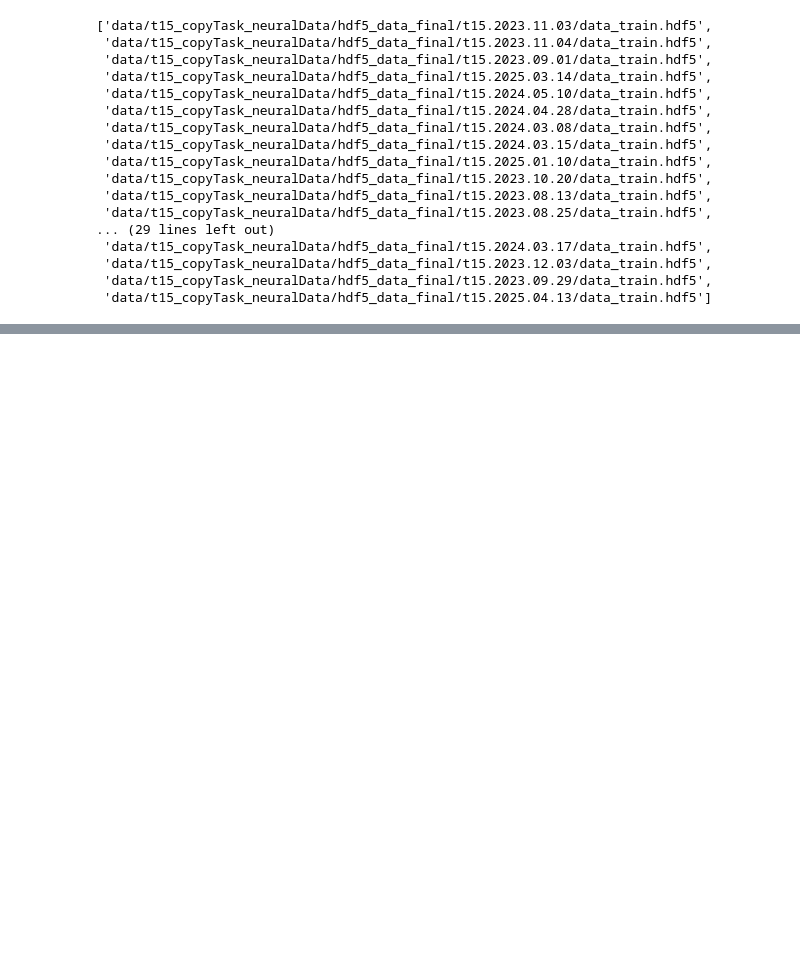
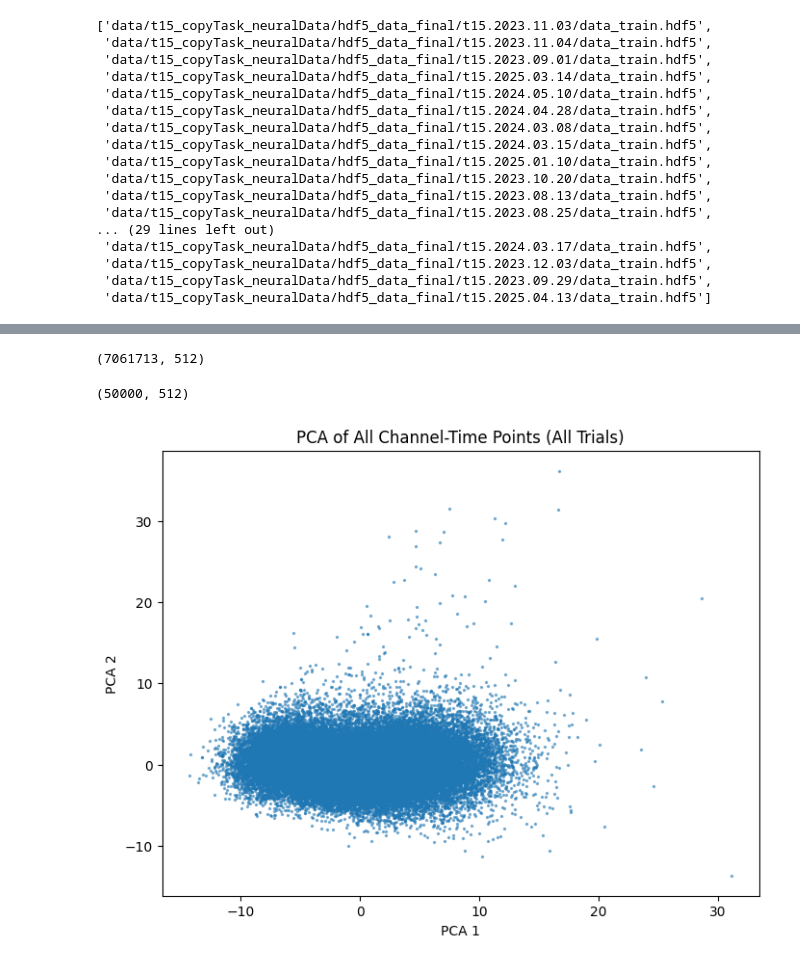
Before and after one commit to Hsun1128/nejm-brain-to-text, a Jupyter notebook: OverviewData.ipynb, the cells around one changed output, grey strips where cells are left out. Drawn from its saved outputs; the diff is of its cells as text; code cells hidden in the pictures; blank space fills up the shorter version.

```diff
--- a/OverviewData.ipynb
+++ b/OverviewData.ipynb
@@ -112,0 +205,32 @@ Shape of data item 4: (918, 512)
+# %%
+# Concatenate all time points from all trials into a single (total_time_points, channel) matrix
+
+all_features = [np.array(x) for x in train_df['neural_features']]
+all_features_matrix = np.concatenate(all_features, axis=0)  # shape: (total_time, channel)
+all_features_matrix.shape
+# %% [output]
+(7061713, 512)
+# %%
+sample_n = 50000
+idx = np.random.choice(all_features_matrix.shape[0], sample_n, replace=False)
+all_features_matrix_sample = all_features_matrix[idx, :]
+
+all_features_matrix_sample.shape
+# %% [output]
+(50000, 512)
+# %%
+# Perform PCA on (channel, time) to analyze the distribution across channels
+from sklearn.decomposition import PCA
+
+pca = PCA(n_components=2, svd_solver='randomized')
+pca_result = pca.fit_transform(all_features_matrix_sample)  # shape: (channel, 2)
+
+# Visualization
+plt.figure(figsize=(8,6))
+plt.scatter(pca_result[:,0], pca_result[:,1], s=2, alpha=0.5)
+plt.title('PCA of All Channel-Time Points (All Trials)')
+plt.xlabel('PCA 1')
+plt.ylabel('PCA 2')
+plt.show()
+# %% [output]
+[figure, added]
```
Also changed, not shown: parts of 8 cells of this notebook.
